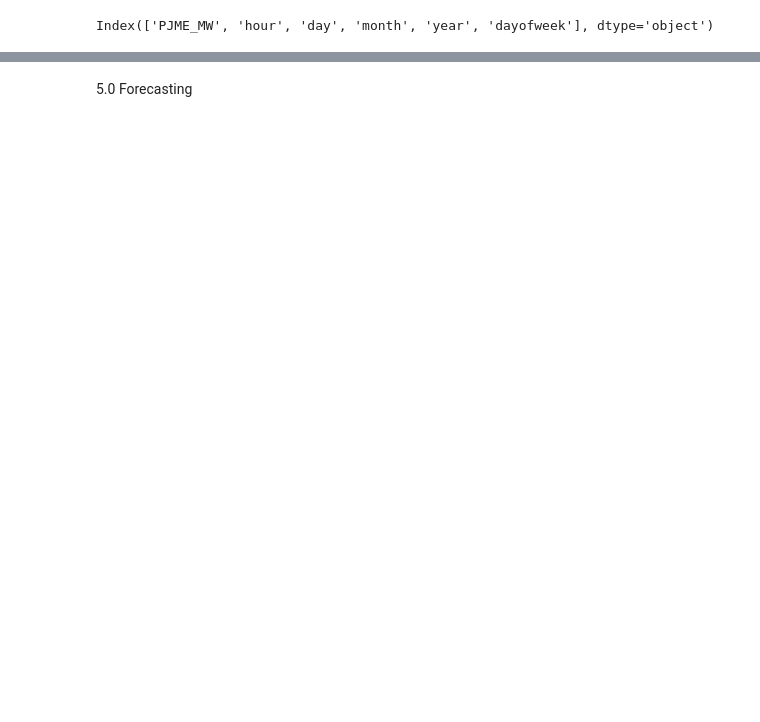
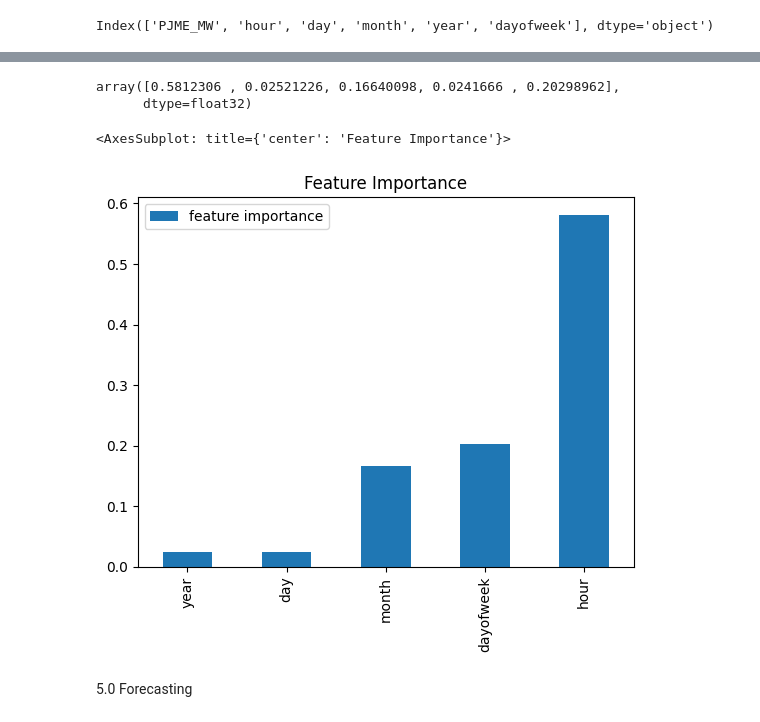
Before and after one commit to Code-nano/Forcasting_Energy_Consumption_Using_XGBoost, a Jupyter notebook: Forecast_energy_consumption.ipynb, the cells around one changed output, grey strips where cells are left out. Cells and saved outputs as stored; diff of their text form; code cells hidden in the pictures; blank space fills up the shorter version.

```diff
--- a/Forecast_energy_consumption.ipynb
+++ b/Forecast_energy_consumption.ipynb
@@ -147,2 +158,5 @@ sns.boxplot(data=df, x='month', y='PJME_MW')
+# %%
+#need to remove extreme outliers that are irregular/unrelated to hours
+df = df.query('PJME_MW > 19000').copy()
 # %% [markdown]
 4.0 Modelling
@@ -164,0 +206,11 @@ y_test = test[TARGET]
+# %%
+xg = xgb.XGBRegressor(n_estimators=1000,
+                      max_depth=6,
+                      learning_rate=0.005,
+                      subsample=1,
+                      random_state=5,
+                      early_stopping_rounds=50,
+                      )
+xg.fit(x_train, y_train,
+       eval_set=[(x_train, y_train), (x_test, y_test)],
+       verbose=100)
@@ -165,2 +239,15 @@ y_test = test[TARGET]
+# %%
+xg.feature_importances_
+# %% [output]
+array([0.5812306 , 0.02521226, 0.16640098, 0.0241666 , 0.20298962],
+      dtype=float32)
+# %%
+fi = pd.DataFrame(data=xg.feature_importances_,
+             index=xg.feature_names_in_,
+             columns=['feature importance'],)
+fi.sort_values('feature importance').plot(kind='bar', title='Feature Importance')
+# %% [output]
+<AxesSubplot: title={'center': 'Feature Importance'}>
+[figure, added]
 # %% [markdown]
 5.0 Forecasting
```
Also changed, not shown: parts of 29 cells of this notebook.
